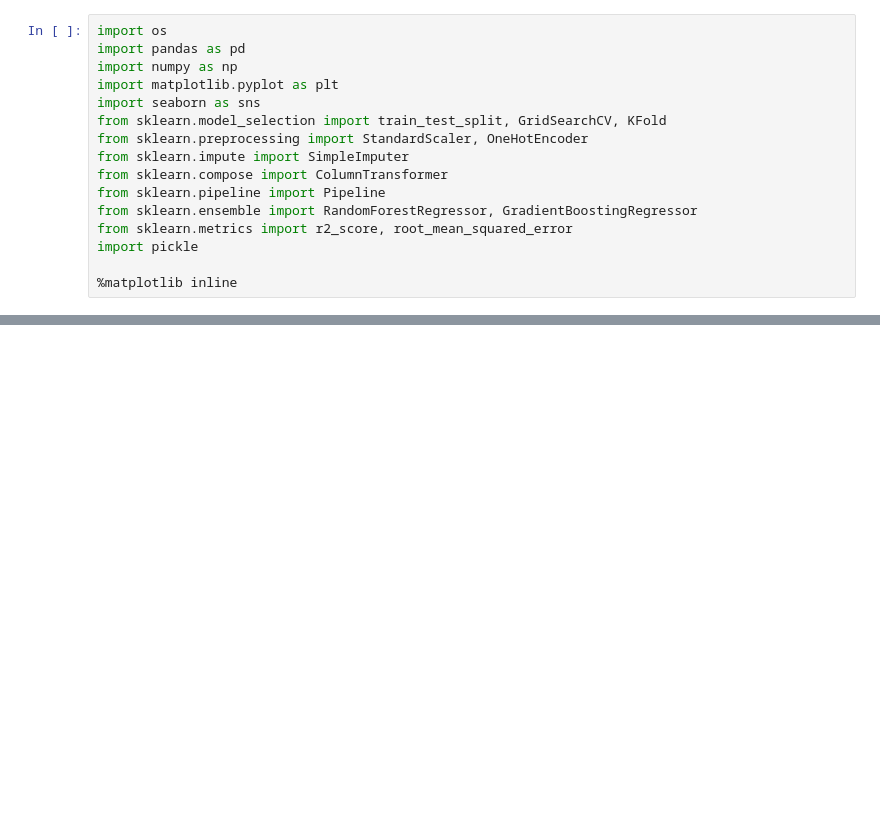
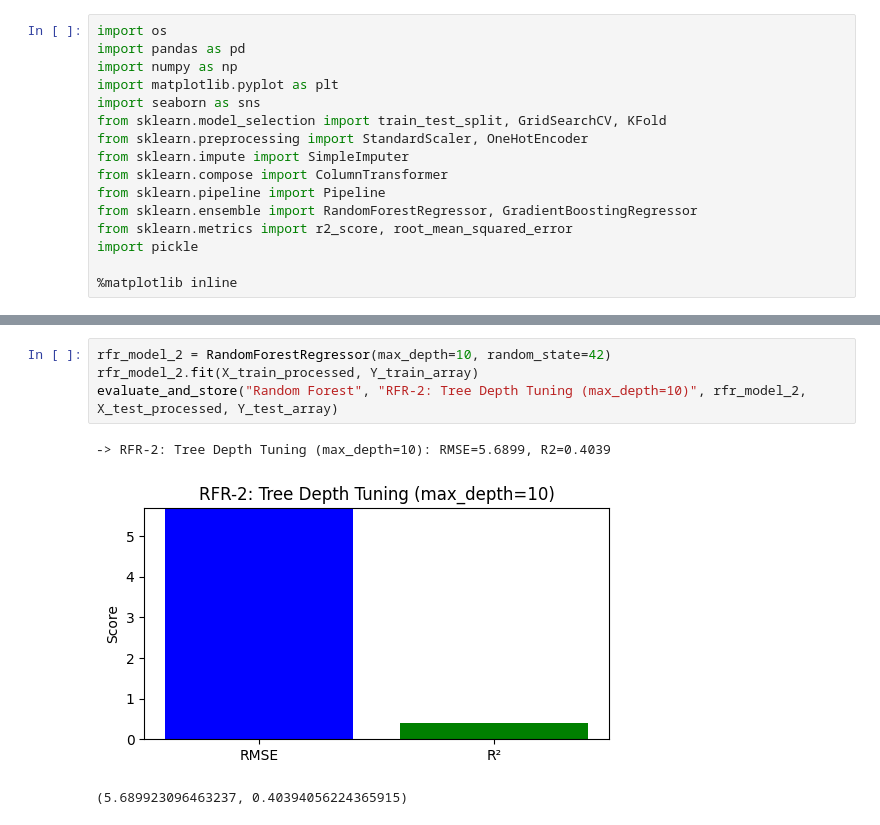
Before and after one commit to Emmanuel-kwizera/ML-Pipeline-Group4, a Jupyter notebook: model/EggYieldRate_Prediction.ipynb, the cells around one changed output, grey strips where cells are left out. Saved outputs shown, nothing was run; the diff lists cells and outputs as text; blank space fills up the shorter version.

```diff
--- a/model/EggYieldRate_Prediction.ipynb
+++ b/model/EggYieldRate_Prediction.ipynb
@@ -42,0 +378,8 @@ import pickle
+# %%
+rfr_model_2 = RandomForestRegressor(max_depth=10, random_state=42)
+rfr_model_2.fit(X_train_processed, Y_train_array)
+evaluate_and_store("Random Forest", "RFR-2: Tree Depth Tuning (max_depth=10)", rfr_model_2, X_test_processed, Y_test_array)
+# %% [output]
+-> RFR-2: Tree Depth Tuning (max_depth=10): RMSE=5.6899, R2=0.4039
+[figure, added]
+(5.689923096463237, 0.40394056224365915)
```
Also changed, not shown: parts of 35 cells of this notebook.
